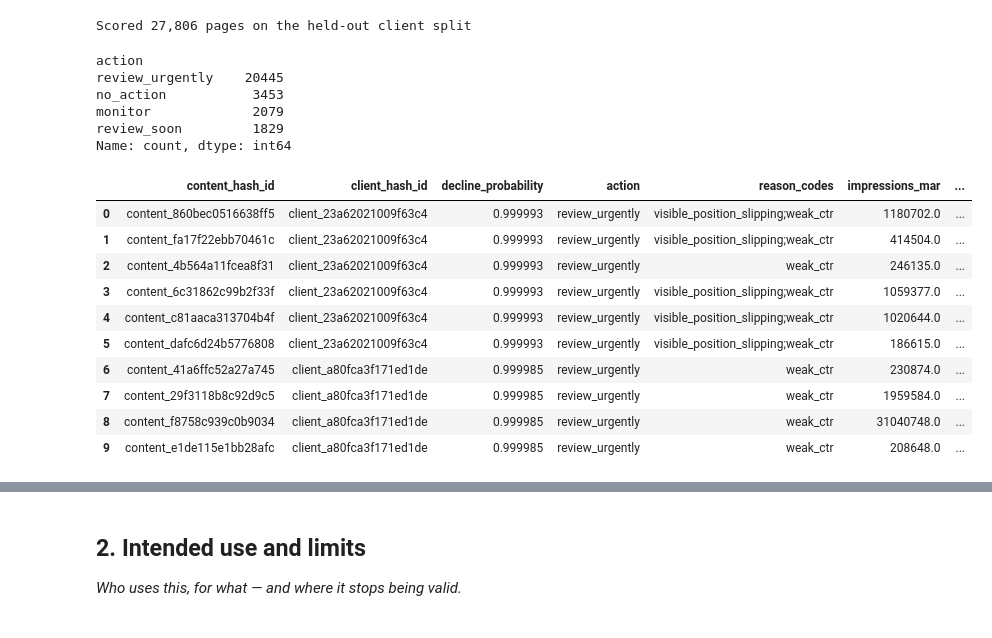
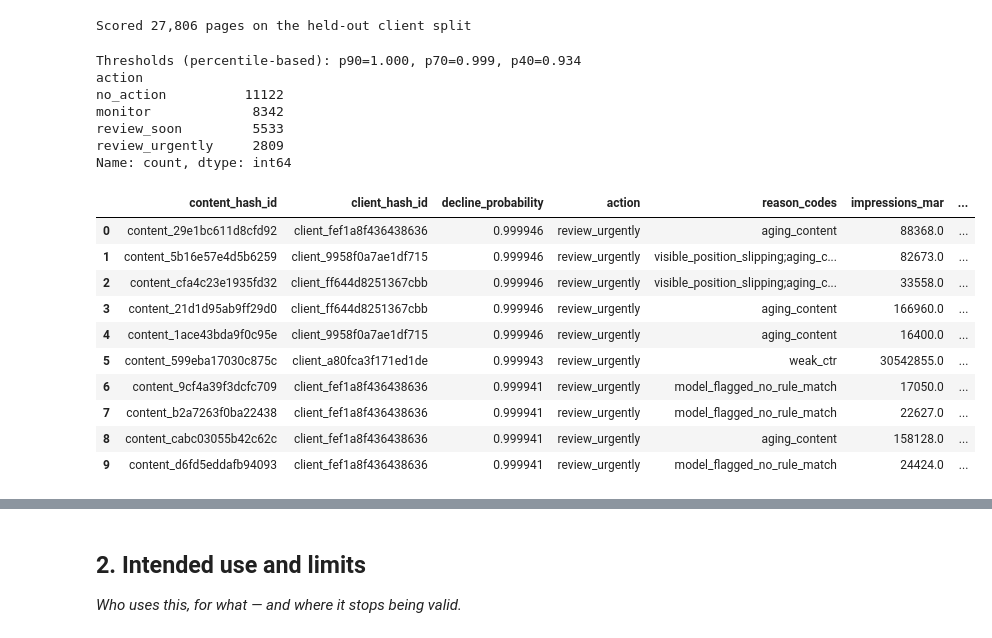
Before and after one commit to Yumna-Zafar/flyrank-ml-internship, a Jupyter notebook: work/notebooks/w07_action_playbook.ipynb, the cells around one changed output, grey strips where cells are left out. Cells and saved outputs as stored; diff of their text form; code cells hidden in the pictures.

```diff
--- a/work/notebooks/w07_action_playbook.ipynb
+++ b/work/notebooks/w07_action_playbook.ipynb
@@ -112,57 +111,66 @@ print(f"Scored {len(test):,} pages on the held-out client split")
 # %% [output]
 Scored 27,806 pages on the held-out client split
 # %%
-def action_for(prob):
-    if prob >= 0.75:
-        return "review_urgently"
-    elif prob >= 0.5:
-        return "review_soon"
-    elif prob >= 0.25:
-        return "monitor"
-    else:
-        return "no_action"
-
 def reason_code(row):
     codes = []
     if row["avg_position_mar"] > 10 and row["impressions_mar"] >= 500:
         codes.append("visible_position_slipping")
     if row["content_age_days"] >= 180:
         codes.append("aging_content")
     if row["ctr_mar"] < 0.005:
         codes.append("weak_ctr")
     if row["rare_share"] is not None and row["rare_share"] > 0.5:
         codes.append("thin_query_diversity")
     return ";".join(codes) if codes else "model_flagged_no_rule_match"
 
+# Fixed probability thresholds were uninformative here (base rate 93.4% pushed
+# 73.5% of pages into "review_urgently" -- not a usable prioritized queue).
+# Recalibrated to percentile-based tiers so the queue reflects RELATIVE priority.
+p90 = test["decline_probability"].quantile(0.90)
+p70 = test["decline_probability"].quantile(0.70)
+p40 = test["decline_probability"].quantile(0.40)
+
+def action_for(prob):
+    if prob >= p90:
+        return "review_urgently"
+    elif prob >= p70:
+        return "review_soon"
+    elif prob >= p40:
+        return "monitor"
+    else:
+        return "no_action"
+
 test["action"] = test["decline_probability"].apply(action_for)
 test["reason_codes"] = test.apply(reason_code, axis=1)
 
 queue = test.sort_values("decline_probability", ascending=False).reset_index(drop=True)
 queue_export = queue[["content_hash_id", "client_hash_id", "decline_probability", "action",
                         "reason_codes", "impressions_mar", "avg_position_mar",
                         "content_age_days", "ctr_mar"]]
 
+print(f"Thresholds (percentile-based): p90={p90:.3f}, p70={p70:.3f}, p40={p40:.3f}")
 print(queue_export["action"].value_counts())
 print()
 queue_export.head(10)
 # %% [output]
+Thresholds (percentile-based): p90=1.000, p70=0.999, p40=0.934
 action
-review_urgently    20445
-no_action           3453
-monitor             2079
-review_soon         1829
+no_action          11122
+monitor             8342
+review_soon         5533
+review_urgently     2809
 Name: count, dtype: int64
 |  | content_hash_id | client_hash_id | decline_probability | action | reason_codes | impressions_mar | ... |
-| 0 | content_860bec0516638ff5 | client_23a62021009f63c4 | 0.999993 | review_urgently | visible_position_slipping;weak_ctr | 1180702.0 | ... |
-| 1 | content_fa17f22ebb70461c | client_23a62021009f63c4 | 0.999993 | review_urgently | visible_position_slipping;weak_ctr | 414504.0 | ... |
-| 2 | content_4b564a11fcea8f31 | client_23a62021009f63c4 | 0.999993 | review_urgently | weak_ctr | 246135.0 | ... |
-| 3 | content_6c31862c99b2f33f | client_23a62021009f63c4 | 0.999993 | review_urgently | visible_position_slipping;weak_ctr | 1059377.0 | ... |
-| 4 | content_c81aaca313704b4f | client_23a62021009f63c4 | 0.999993 | review_urgently | visible_position_slipping;weak_ctr | 1020644.0 | ... |
-| 5 | content_dafc6d24b5776808 | client_23a62021009f63c4 | 0.999993 | review_urgently | visible_position_slipping;weak_ctr | 186615.0 | ... |
-| 6 | content_41a6ffc52a27a745 | client_a80fca3f171ed1de | 0.999985 | review_urgently | weak_ctr | 230874.0 | ... |
-| 7 | content_29f3118b8c92d9c5 | client_a80fca3f171ed1de | 0.999985 | review_urgently | weak_ctr | 1959584.0 | ... |
-| 8 | content_f8758c939c0b9034 | client_a80fca3f171ed1de | 0.999985 | review_urgently | weak_ctr | 31040748.0 | ... |
-| 9 | content_e1de115e1bb28afc | client_a80fca3f171ed1de | 0.999985 | review_urgently | weak_ctr | 208648.0 | ... |
+| 0 | content_29e1bc611d8cfd92 | client_fef1a8f436438636 | 0.999946 | review_urgently | aging_content | 88368.0 | ... |
+| 1 | content_5b16e57e4d5b6259 | client_9958f0a7ae1df715 | 0.999946 | review_urgently | visible_position_slipping;aging_c... | 82673.0 | ... |
+| 2 | content_cfa4c23e1935fd32 | client_ff644d8251367cbb | 0.999946 | review_urgently | visible_position_slipping;aging_c... | 33558.0 | ... |
+| 3 | content_21d1d95ab9ff29d0 | client_ff644d8251367cbb | 0.999946 | review_urgently | aging_content | 166960.0 | ... |
+| 4 | content_1ace43bda9f0c95e | client_9958f0a7ae1df715 | 0.999946 | review_urgently | aging_content | 16400.0 | ... |
+| 5 | content_599eba17030c875c | client_a80fca3f171ed1de | 0.999943 | review_urgently | weak_ctr | 30542855.0 | ... |
+| 6 | content_9cf4a39f3dcfc709 | client_fef1a8f436438636 | 0.999941 | review_urgently | model_flagged_no_rule_match | 17050.0 | ... |
+| 7 | content_b2a7263f0ba22438 | client_fef1a8f436438636 | 0.999941 | review_urgently | model_flagged_no_rule_match | 22627.0 | ... |
+| 8 | content_cabc03055b42c62c | client_fef1a8f436438636 | 0.999941 | review_urgently | aging_content | 158128.0 | ... |
+| 9 | content_d6fd5eddafb94093 | client_fef1a8f436438636 | 0.999941 | review_urgently | model_flagged_no_rule_match | 24424.0 | ... |
 # %% [markdown]
 The queue: pages are ranked by the Random Forest's decline probability (the same
 client-grouped, leakage-audited model from Weeks 5-6, honest ROC AUC 0.917). Four
```
Also changed, not shown: parts of 11 cells of this notebook.
